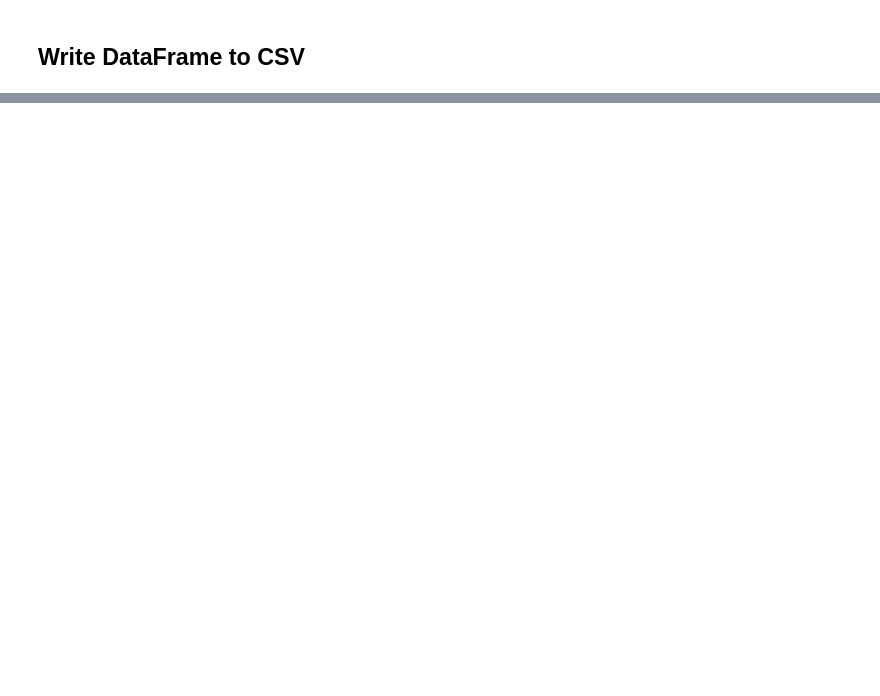
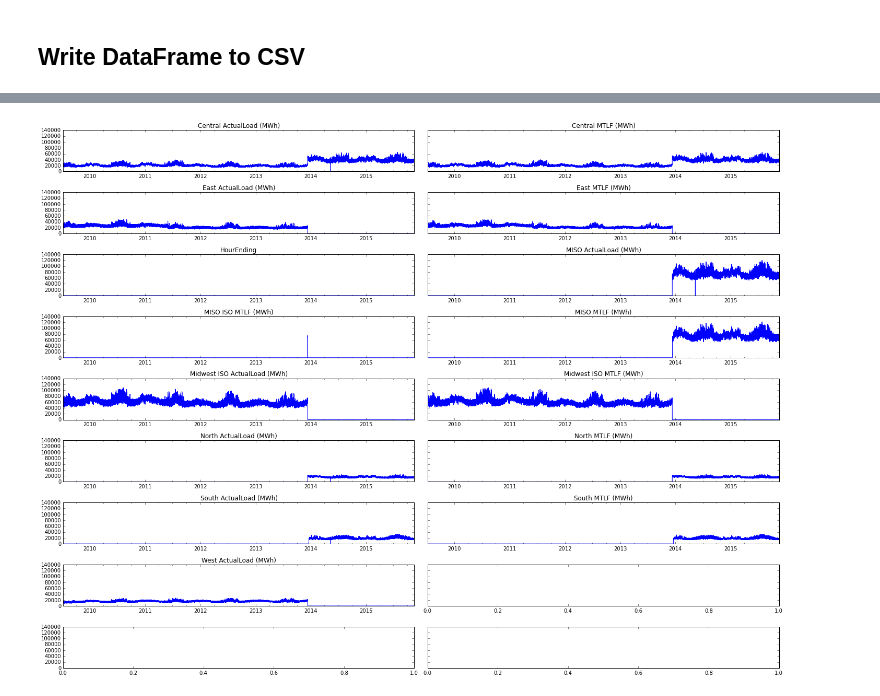
Before and after one commit to dannychua/Electricity-Price-Predictor, a Jupyter notebook: 1. Data Wrangling - MISO/Demand.ipynb, the cells around one changed output, grey strips where cells are left out. Saved outputs shown, nothing was run; the diff lists cells and outputs as text; code cells hidden in the pictures; blank space fills up the shorter version.

```diff
--- a/1. Data Wrangling - MISO/Demand.ipynb
+++ b/1. Data Wrangling - MISO/Demand.ipynb
@@ -64,0 +103,17 @@ dfLoad.to_csv('../data/MISOActualLoad.csv')
+# %%
+temp = dfLoad.fillna(0)
+num_hours = len(temp)
+idx = pd.date_range('7/6/2009', periods = num_hours, freq = 'H')
+temp.index = idx
+temp = temp.drop('Market Day',1)
+
+
+fig, axes = plt.subplots(nrows=9,ncols=2,figsize=(20,15),tight_layout=True,sharey=True)
+headers = list(temp)
+ax = axes.ravel()
+
+for i in range(15):
+    k = temp.iloc[:,i]
+    k.plot(ax=ax[i], title=headers[i])
+# %% [output]
+[figure, added]
```
Also changed, not shown: parts of 9 cells of this notebook, 3 other files.
